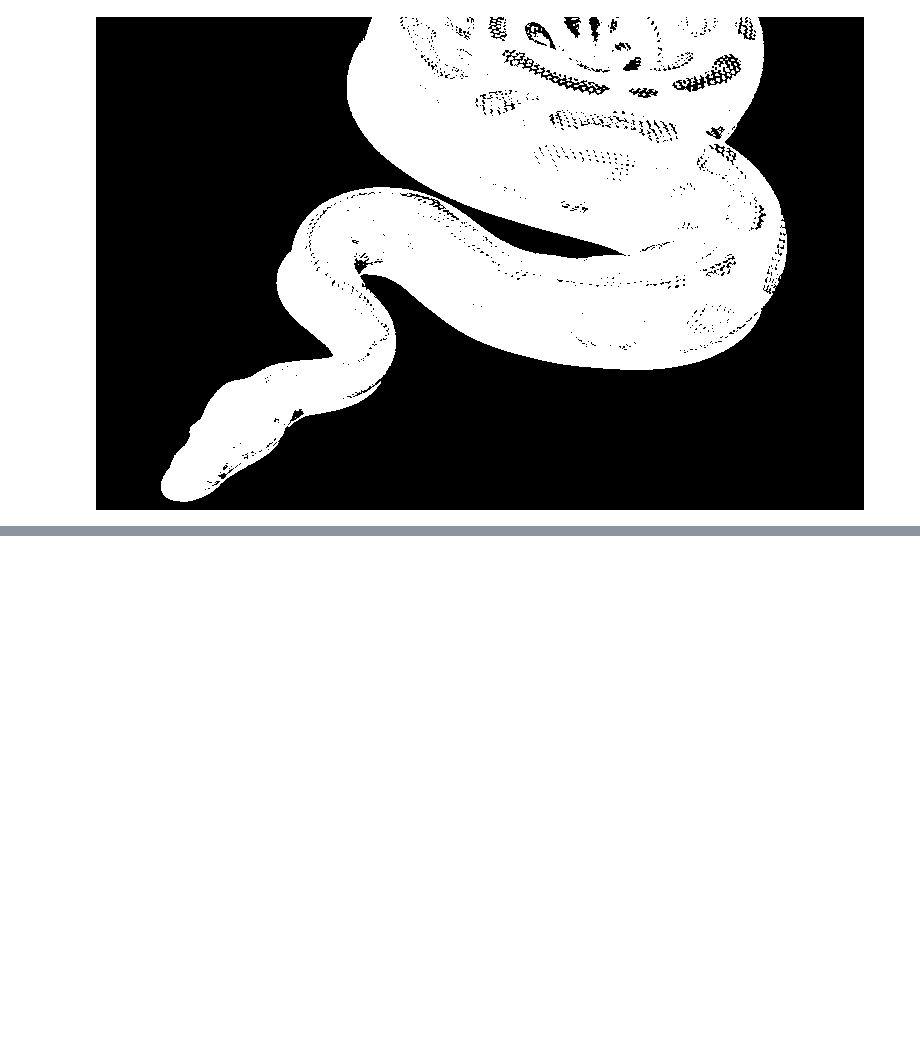
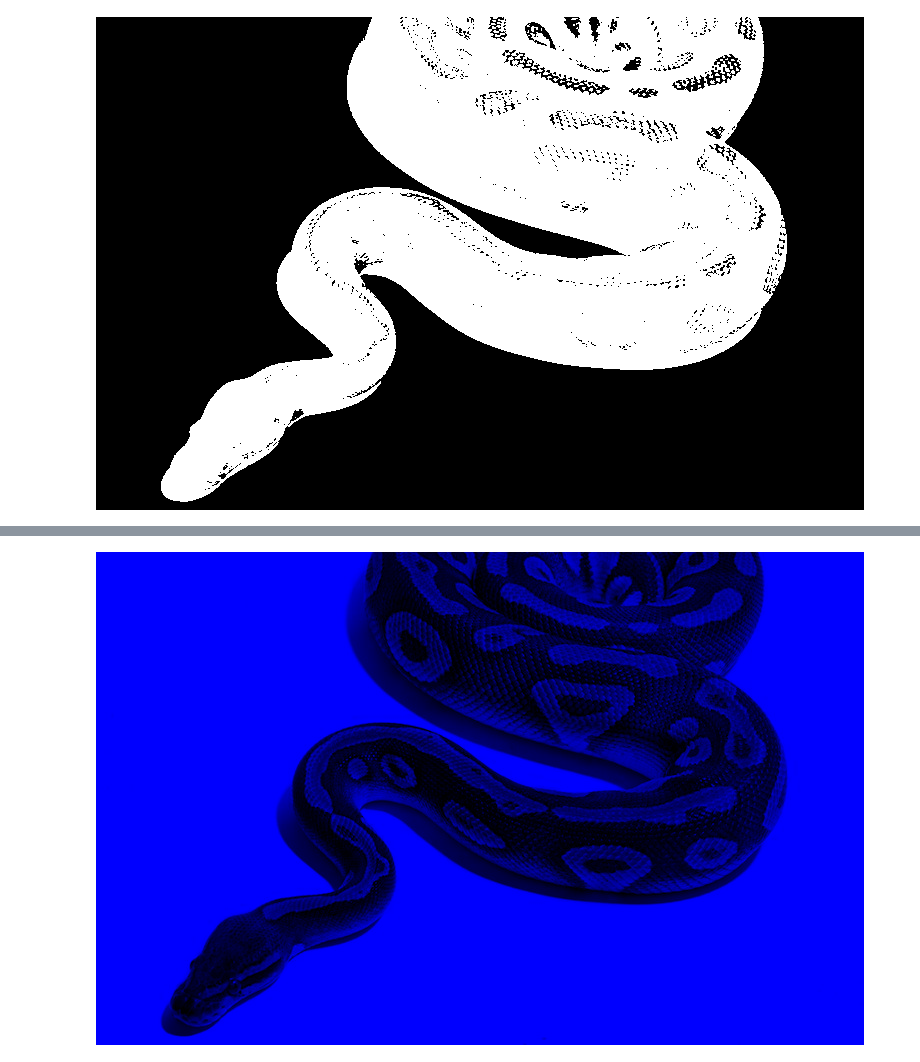
Before and after one commit to reyanshgupta/SEM_5_IVP, a Jupyter notebook: IVP_Experiment_2_Negatives,_and_other_image_processing_techniques.ipynb, the cells around one changed output, grey strips where cells are left out. Cells and saved outputs as stored; diff of their text form; code cells hidden in the pictures; blank space fills up the shorter version.

```diff
--- a/IVP_Experiment_2_Negatives,_and_other_image_processing_techniques.ipynb
+++ b/IVP_Experiment_2_Negatives,_and_other_image_processing_techniques.ipynb
@@ -37,0 +53,7 @@ cv2_imshow(img_python_thresh)
+# %%
+for z in range(j):
+  for x in range(k):
+    g[z,x,1] = 0
+cv2_imshow(g)
+# %% [output]
+[figure, added]
```
Also changed, not shown: parts of 3 cells of this notebook.
